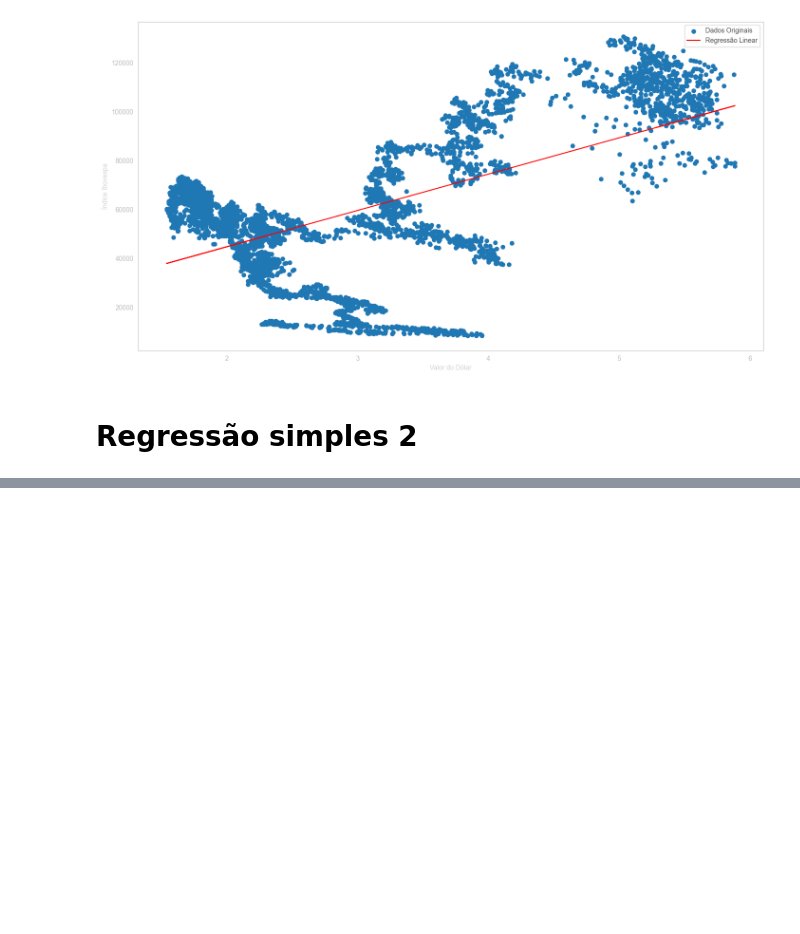
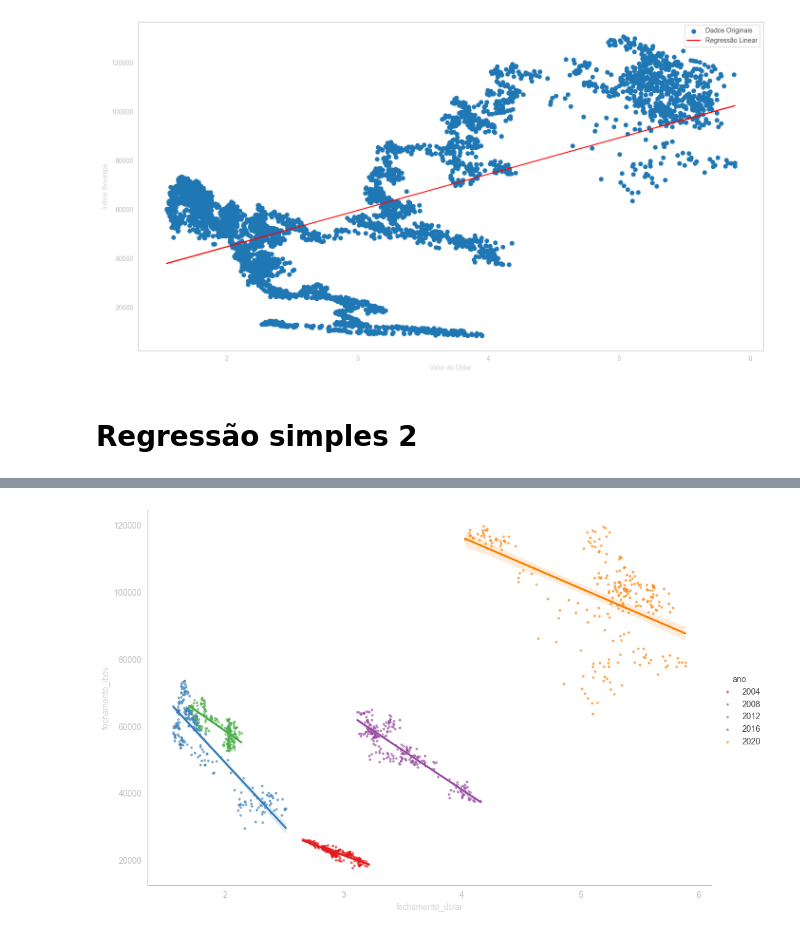
Before and after one commit to naruhikohama/tcc-adados, a Jupyter notebook: notebook.ipynb, the cells around one changed output, grey strips where cells are left out. Drawn from its saved outputs; the diff is of its cells as text; code cells hidden in the pictures; blank space fills up the shorter version.

Commit message:
creating regression for year

```diff
--- a/notebook.ipynb
+++ b/notebook.ipynb
@@ -523,0 +477,8 @@ plt.show()
+# %%
+df_reg = (
+    df1
+    .assign(
+        ano = df1['data'].dt.year,
+    )
+    .query("ano%4 == 0")
+)
@@ -523,0 +514,40 @@ plt.show()
+# %%
+# fig, ax = plt.subplots(figsize=(15, 7))
+
+# Crie o gráfico de dispersão
+# ax.scatter(x=df1['fechamento_dolar'], y=df1['fechamento_ibov'], label='Dados', s = 5, alpha = 0.5)
+
+# scatter with hue in seaborn
+# sns.scatterplot(x=df1['fechamento_dolar'], y=df1['fechamento_ibov'], hue=df1['data'].dt.year, palette='viridis', ax=ax)
+
+# Crie o gráfico de linha usando os parâmetros do modelo
+# ax.plot(df1['fechamento_dolar'], results.fittedvalues, label='OLS', color='red')
+
+# scatter with hue in seaborn
+# sns.lineplot(x=df1['fechamento_dolar'], y=results.fittedvalues, hue=df1['data'].dt.year, palette='viridis', ax=ax)
+
+# create lmplot with hue in seaborn
+sns.lmplot(x='fechamento_dolar',
+           y='fechamento_ibov',
+           hue='ano',
+           data=df_reg,
+           palette='Set1',
+           height=7,
+           aspect=1.5,
+           legend=True,
+           scatter_kws={"s": 5, "alpha": 0.5}
+           )
+
+# Defina os rótulos dos eixos
+# ax.set_ylabel('Ibovespa')
+# ax.set_xlabel('Dólar')
+
+# # Defina o título do gráfico
+# ax.set_title('Regressão linear simples entre dólar e Ibovespa')
+
+# # Adicione uma legenda ao gráfico
+# ax.legend()
+
+plt.show()
+# %% [output]
+[figure, added]
```
Also changed, not shown: parts of 6 cells of this notebook.
